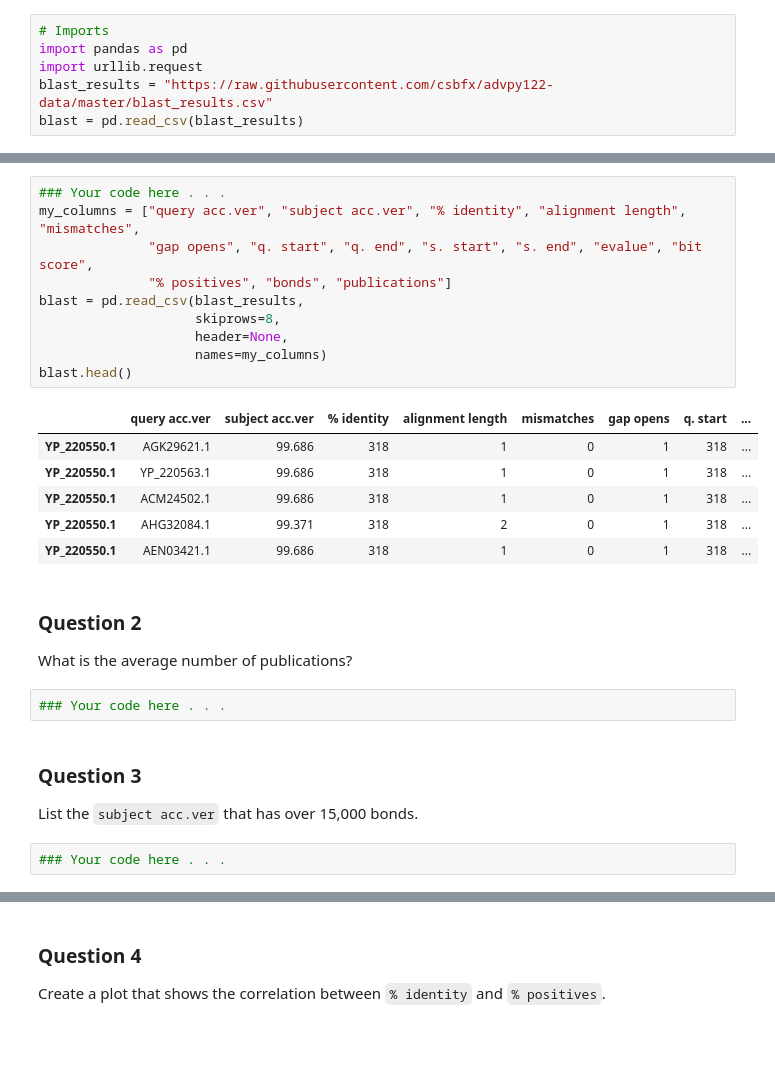
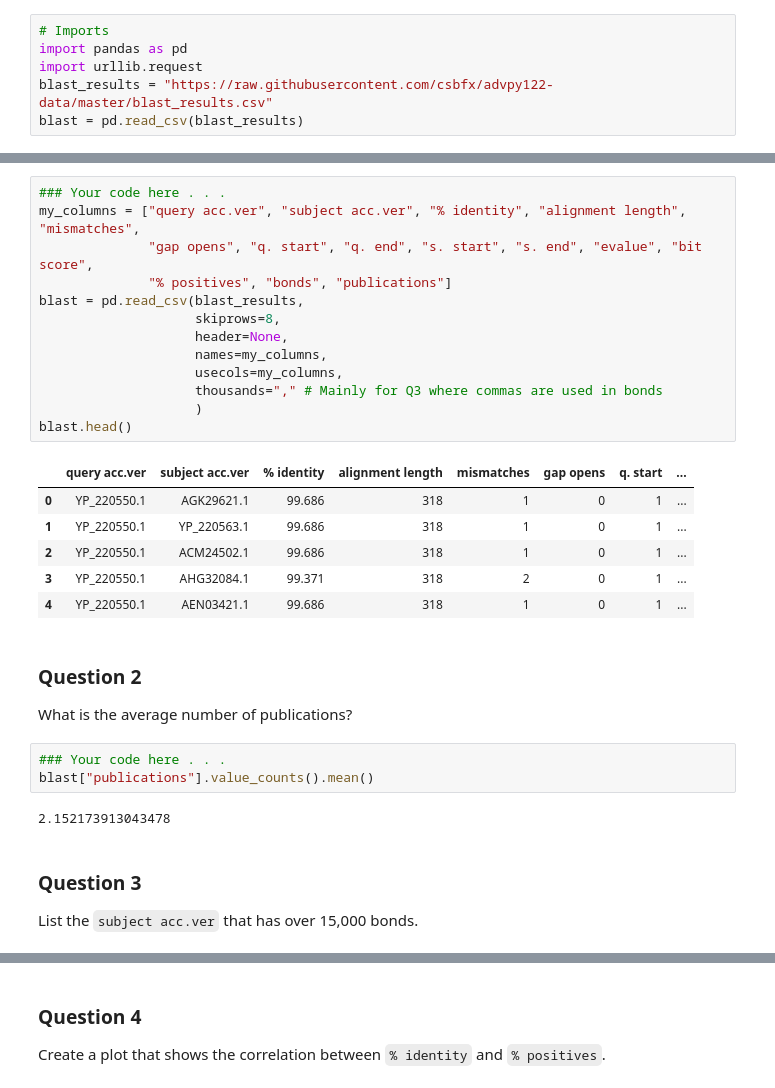
Before and after one commit to CS133-DataVisualization/cl-and-homework-JayBA1010, a Jupyter notebook: M04_HW_complicated.ipynb, the cells around one changed output, grey strips where cells are left out. Cells and saved outputs as stored; diff of their text form; blank space fills up the shorter version.

```diff
--- a/M04_HW_complicated.ipynb
+++ b/M04_HW_complicated.ipynb
@@ -40,27 +40,31 @@ with urllib.request.urlopen(blast_results) as response:
 # %%
 ### Your code here . . .
 my_columns = ["query acc.ver", "subject acc.ver", "% identity", "alignment length", "mismatches",
               "gap opens", "q. start", "q. end", "s. start", "s. end", "evalue", "bit score",
               "% positives", "bonds", "publications"]
 blast = pd.read_csv(blast_results,
                     skiprows=8,
                     header=None,
-                    names=my_columns)
+                    names=my_columns,
+                    usecols=my_columns,
+                    thousands="," # Mainly for Q3 where commas are used in bonds
+                    )
 blast.head()
 # %% [output]
 |  | query acc.ver | subject acc.ver | % identity | alignment length | mismatches | gap opens | q. start | ... |
-| YP_220550.1 | AGK29621.1 | 99.686 | 318 | 1 | 0 | 1 | 318 | ... |
-| YP_220550.1 | YP_220563.1 | 99.686 | 318 | 1 | 0 | 1 | 318 | ... |
-| YP_220550.1 | ACM24502.1 | 99.686 | 318 | 1 | 0 | 1 | 318 | ... |
-| YP_220550.1 | AHG32084.1 | 99.371 | 318 | 2 | 0 | 1 | 318 | ... |
-| YP_220550.1 | AEN03421.1 | 99.686 | 318 | 1 | 0 | 1 | 318 | ... |
+| 0 | YP_220550.1 | AGK29621.1 | 99.686 | 318 | 1 | 0 | 1 | ... |
+| 1 | YP_220550.1 | YP_220563.1 | 99.686 | 318 | 1 | 0 | 1 | ... |
+| 2 | YP_220550.1 | ACM24502.1 | 99.686 | 318 | 1 | 0 | 1 | ... |
+| 3 | YP_220550.1 | AHG32084.1 | 99.371 | 318 | 2 | 0 | 1 | ... |
+| 4 | YP_220550.1 | AEN03421.1 | 99.686 | 318 | 1 | 0 | 1 | ... |
 # %% [markdown]
 ### Question 2
 What is the average number of publications?
 # %%
 ### Your code here . . .
+blast["publications"].value_counts().mean()
+# %% [output]
+2.152173913043478
 # %% [markdown]
 ### Question 3
 List the `subject acc.ver` that has over 15,000 bonds.
-# %%
-### Your code here . . .
```
Also changed, not shown: parts of 3 cells of this notebook.
